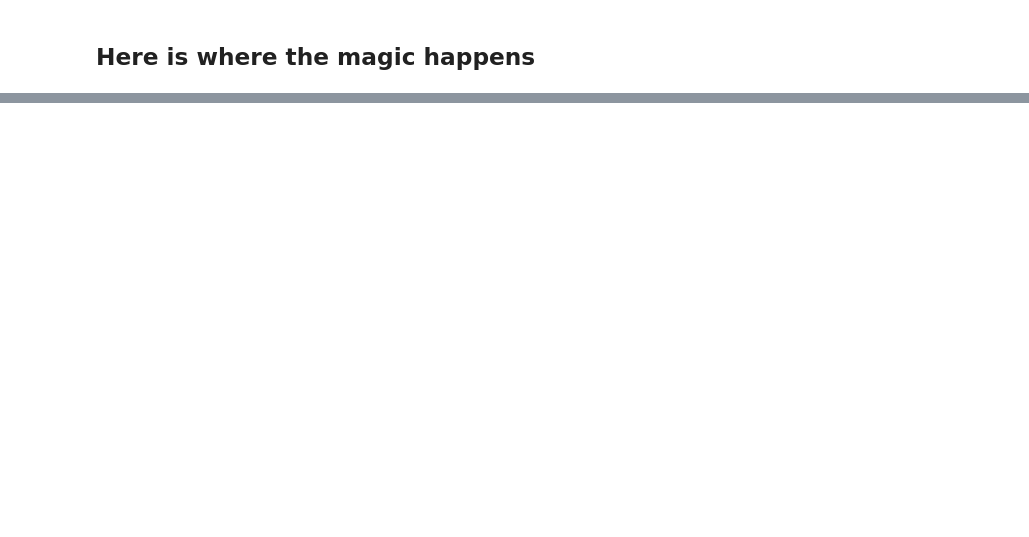
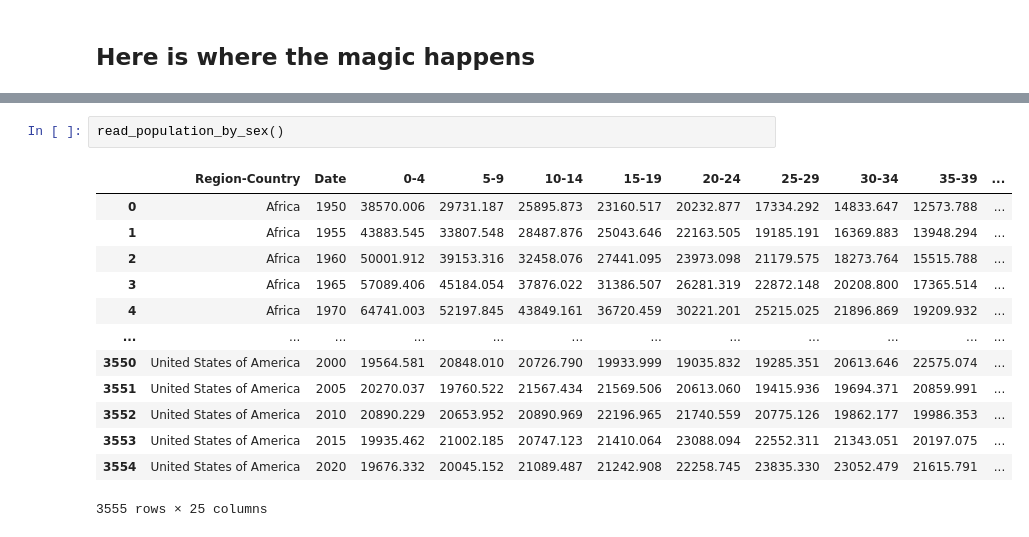
Before and after one commit to Zan-23/PR20NERJZ, a Jupyter notebook: notebooks/MainNotebook.ipynb, the cells around one changed output, grey strips where cells are left out. Saved outputs shown, nothing was run; the diff lists cells and outputs as text; blank space fills up the shorter version.

```diff
--- a/notebooks/MainNotebook.ipynb
+++ b/notebooks/MainNotebook.ipynb
@@ -41,0 +49,16 @@ Drzava: Libya
+# %%
+read_population_by_sex()
+# %% [output]
+|  | Region-Country | Date | 0-4 | 5-9 | 10-14 | 15-19 | 20-24 | 25-29 | 30-34 | 35-39 | ... |
+| 0 | Africa | 1950 | 38570.006 | 29731.187 | 25895.873 | 23160.517 | 20232.877 | 17334.292 | 14833.647 | 12573.788 | ... |
+| 1 | Africa | 1955 | 43883.545 | 33807.548 | 28487.876 | 25043.646 | 22163.505 | 19185.191 | 16369.883 | 13948.294 | ... |
+| 2 | Africa | 1960 | 50001.912 | 39153.316 | 32458.076 | 27441.095 | 23973.098 | 21179.575 | 18273.764 | 15515.788 | ... |
+| 3 | Africa | 1965 | 57089.406 | 45184.054 | 37876.022 | 31386.507 | 26281.319 | 22872.148 | 20208.800 | 17365.514 | ... |
+| 4 | Africa | 1970 | 64741.003 | 52197.845 | 43849.161 | 36720.459 | 30221.201 | 25215.025 | 21896.869 | 19209.932 | ... |
+| ... | ... | ... | ... | ... | ... | ... | ... | ... | ... | ... | ... |
+| 3550 | United States of America | 2000 | 19564.581 | 20848.010 | 20726.790 | 19933.999 | 19035.832 | 19285.351 | 20613.646 | 22575.074 | ... |
+| 3551 | United States of America | 2005 | 20270.037 | 19760.522 | 21567.434 | 21569.506 | 20613.060 | 19415.936 | 19694.371 | 20859.991 | ... |
+| 3552 | United States of America | 2010 | 20890.229 | 20653.952 | 20890.969 | 22196.965 | 21740.559 | 20775.126 | 19862.177 | 19986.353 | ... |
+| 3553 | United States of America | 2015 | 19935.462 | 21002.185 | 20747.123 | 21410.064 | 23088.094 | 22552.311 | 21343.051 | 20197.075 | ... |
+| 3554 | United States of America | 2020 | 19676.332 | 20045.152 | 21089.487 | 21242.908 | 22258.745 | 23835.330 | 23052.479 | 21615.791 | ... |
+3555 rows × 25 columns
```
Also changed, not shown: parts of 1 cell of this notebook, 3 other files.
